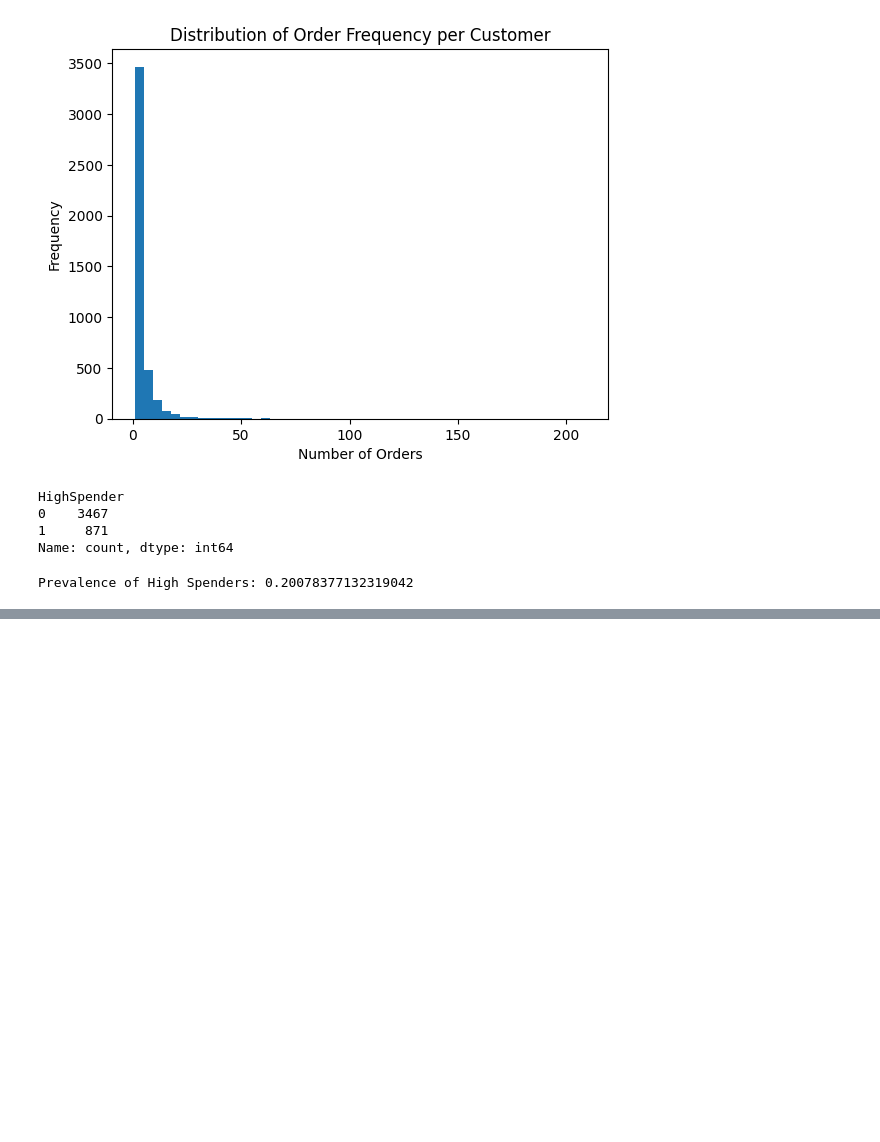
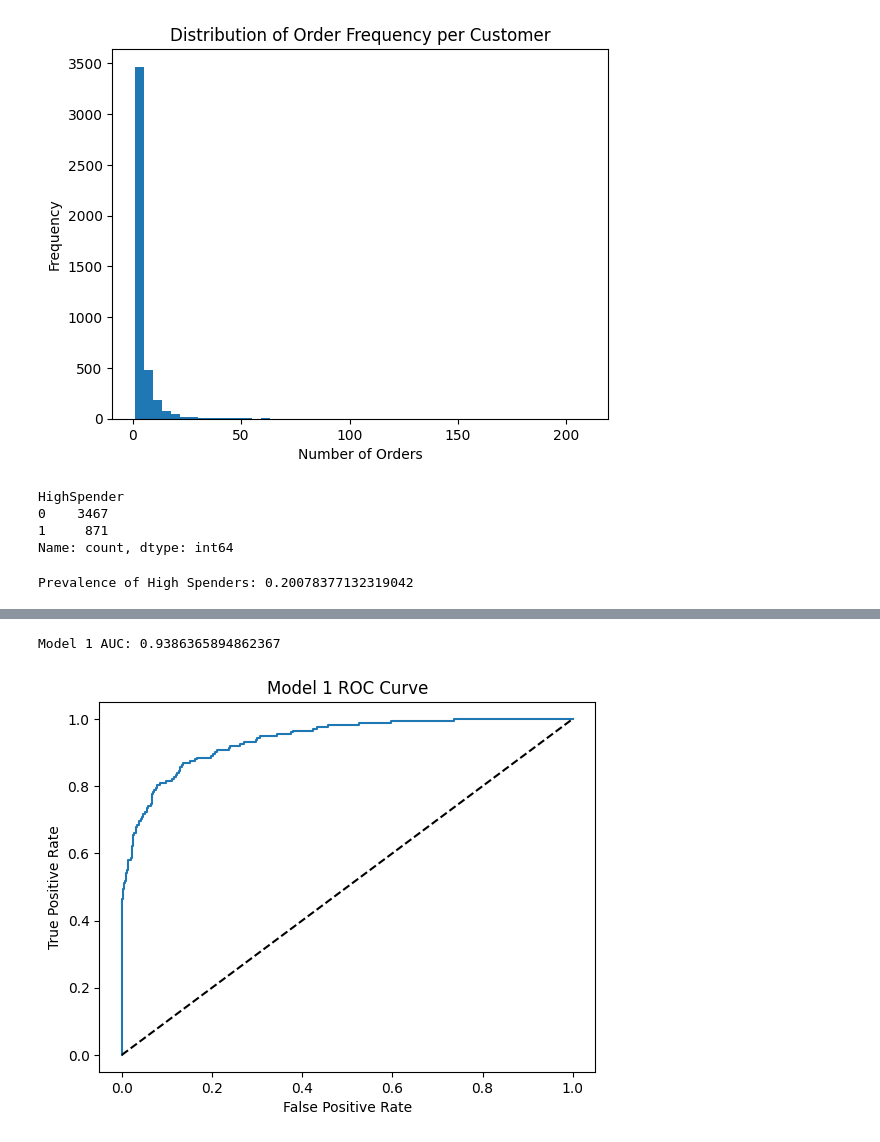
Before and after one commit to gsolomon321/DS3021_Final_Project, a Jupyter notebook: cleaning.ipynb, the cells around one changed output, grey strips where cells are left out. Drawn from its saved outputs; the diff is of its cells as text; code cells hidden in the pictures; blank space fills up the shorter version.

```diff
--- a/cleaning.ipynb
+++ b/cleaning.ipynb
@@ -236,0 +240,19 @@ param_grid = {"dt_model__max_depth": [1, 2, 3, 4, 5, 6, 7, 8, 9, 10]}
+# %%
+# #ROC curve and AUC for Model 1
+from sklearn.metrics import roc_curve
+
+fpr_m1, tpr_m1, _ = roc_curve(y_test, y_proba_m1)
+auc_m1 = roc_auc_score(y_test, y_proba_m1)
+print('Model 1 AUC:', auc_m1)
+# roc curve — plots TPR vs FPR at different thresholds to show tradeoff between catching more high spenders
+#auc is area under the curve — higher is better, 0.5 is random, 1 is perfect
+
+plt.plot(fpr_m1, tpr_m1)
+plt.plot([0,1],[0,1],'k--') # diagonal dashed line for random classifier
+plt.title('Model 1 ROC Curve')
+plt.xlabel('False Positive Rate')
+plt.ylabel('True Positive Rate')
+plt.show()
+# %% [output]
+Model 1 AUC: 0.9386365894862367
+[figure, added]
```
Also changed, not shown: parts of 23 cells of this notebook, 1 other file.
